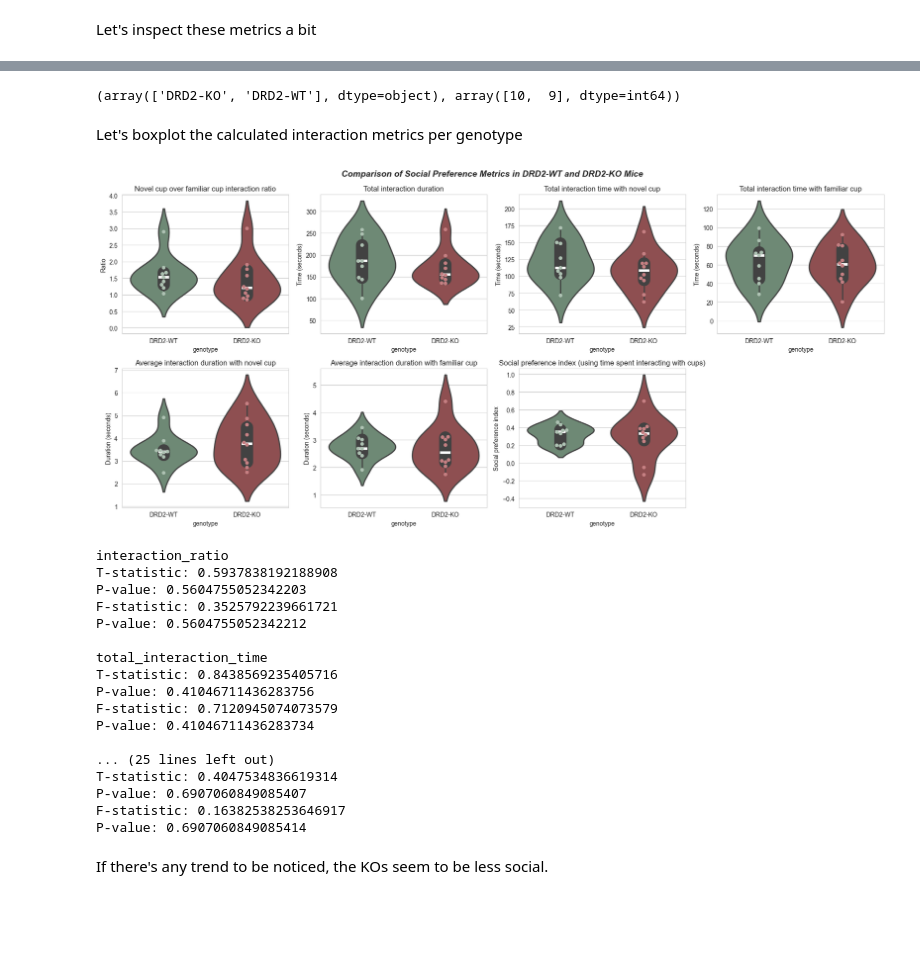
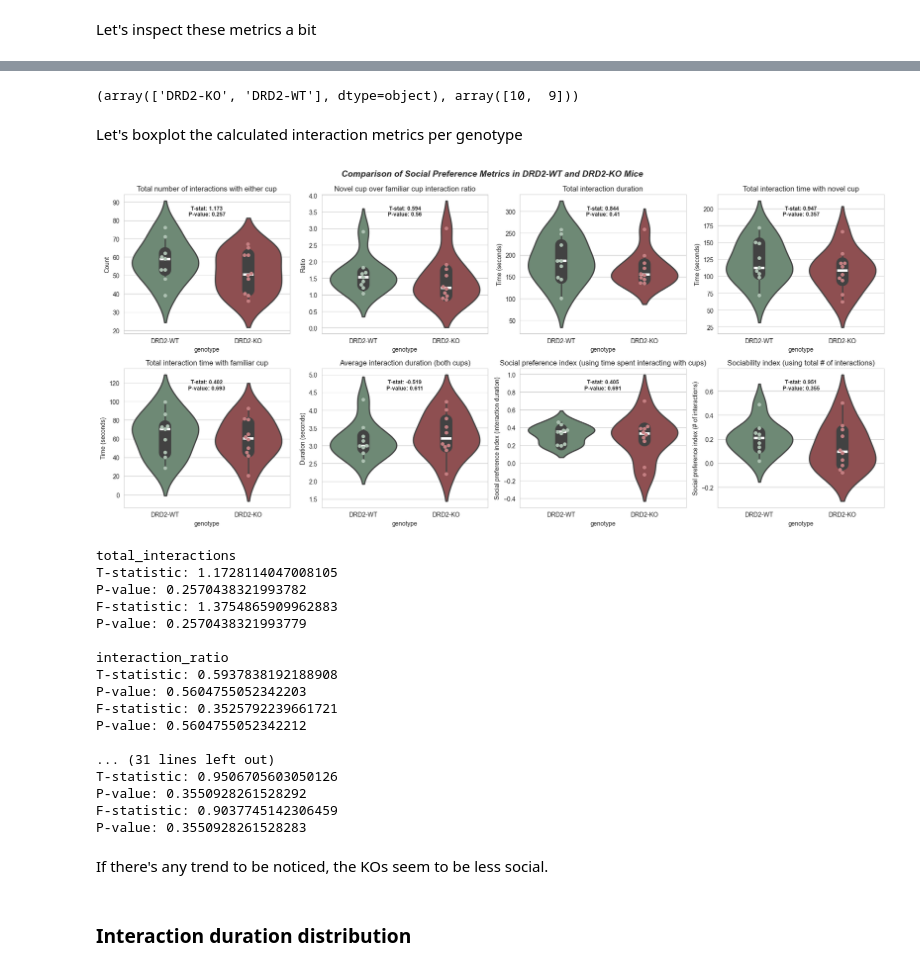
Before and after one commit to olledejong/rp2, a Jupyter notebook: 3chamber/social_preference/behavioural_analysis.ipynb, the cells around one changed output, grey strips where cells are left out. Saved outputs shown, nothing was run; the diff lists cells and outputs as text; code cells hidden in the pictures; blank space fills up the shorter version.

Commit message:
Some recent work on the two 3-chamber analysis notebooks

```diff
--- a/3chamber/social_preference/behavioural_analysis.ipynb
+++ b/3chamber/social_preference/behavioural_analysis.ipynb
@@ -155,23 +156,26 @@ for subject_id in np.unique(beh_df["subject_id"]):
 
     subject_data = beh_df[beh_df["subject_id"] == subject_id]
 
-    mean_interaction_duration = subject_data.groupby('Behavior')['Interaction duration'].mean()
+    mean_interaction_duration = np.mean(subject_data['Interaction duration'])
     interaction_ratio = len(subject_data[subject_data['Behavior'] == 'novel_cup']) / len(subject_data[subject_data['Behavior'] == 'familiar_cup'])
     total_interaction_duration_per_behavior = subject_data.groupby('Behavior')['Interaction duration'].sum()
 
     # Social Preference Index = (Time in chamber with novel conspecific - Time in chamber with familiar conspecific) / (Time in chamber with novel conspecific + Time in chamber with familiar conspecific)
     preference_index = (total_interaction_duration_per_behavior['novel_cup'] -  total_interaction_duration_per_behavior['familiar_cup']) /  (total_interaction_duration_per_behavior['novel_cup'] + total_interaction_duration_per_behavior['familiar_cup'])
 
+    preference_index_n_interactions = (len(subject_data[subject_data['Behavior'] == 'novel_cup']) -  len(subject_data[subject_data['Behavior'] == 'familiar_cup'])) /  (len(subject_data[subject_data['Behavior'] == 'novel_cup']) + len(subject_data[subject_data['Behavior'] == 'familiar_cup']))
+
     temp = pd.DataFrame({
         'subject_id': subject_id,
         'genotype': subject_data['genotype'].iloc[0],
+        'total_interactions': len(subject_data),
         'interaction_ratio': interaction_ratio,
         'total_interaction_time': np.sum(total_interaction_duration_per_behavior.values),
         'total_novel_interaction_duration': total_interaction_duration_per_behavior['novel_cup'],
         'total_familiar_interaction_duration': total_interaction_duration_per_behavior['familiar_cup'],
-        'average_novel_cup_duration': mean_interaction_duration['novel_cup'],
-        'average_familiar_cup_duration': mean_interaction_duration['familiar_cup'],
-        'social_preference_index': preference_index,
+        'average_interaction_duration': mean_interaction_duration,
+        'social_preference_index_interaction_duration': preference_index,
+        'social_preference_index_n_interactions': preference_index_n_interactions,
     }, index=[0])
     behaviour_stats = pd.concat([behaviour_stats, temp], ignore_index=True)
 # %% [markdown]
@@ -200,41 +204,52 @@ behaviour_stats.describe()
 # %%
 np.unique(behaviour_stats.genotype, return_counts=True)
 # %% [output]
-(array(['DRD2-KO', 'DRD2-WT'], dtype=object), array([10,  9], dtype=int64))
+(array(['DRD2-KO', 'DRD2-WT'], dtype=object), array([10,  9]))
 # %% [markdown]
 Let's boxplot the calculated interaction metrics per genotype
 # %%
 behaviour_stats = behaviour_stats.sort_values(by='genotype', ascending=False)
 boxplot_cols = behaviour_stats.columns[2:]
 
 swarmplot_palette = {'DRD2-WT':'#AEC2B3', 'DRD2-KO':'#C68083'}
 violin_palette = {'DRD2-WT':'#6A8D73', 'DRD2-KO':'#984447'}
 
 title_label_dict = {
+    'total_interactions': ('Total number of interactions with either cup', 'Count'),
+    'total_interaction_time': ('Total interaction duration', 'Time (seconds)'),
     'interaction_ratio': ('Novel cup over familiar cup interaction ratio', 'Ratio'),
-    'total_interaction_time': ('Total interaction duration', 'Time (seconds)'),
     'total_novel_interaction_duration': ('Total interaction time with novel cup', 'Time (seconds)'),
     'total_familiar_interaction_duration': ('Total interaction time with familiar cup', 'Time (seconds)'),
-    'average_novel_cup_duration': ('Average interaction duration with novel cup', 'Duration (seconds)'),
-    'average_familiar_cup_duration': ('Average interaction duration with familiar cup', 'Duration (seconds)'),
-    'social_preference_index': ('Social preference index (using time spent interacting with cups)', 'Social preference index'),
+    'average_interaction_duration': ('Average interaction duration (both cups)', 'Duration (seconds)'),
+    'social_preference_index_n_interactions': ('Sociability index (using total # of interactions)', 'Social preference index (# of interactions)'),
+    'social_preference_index_interaction_duration': ('Social preference index (using time spent interacting with cups)', 'Social preference index (interaction duration)'),
 }
 
 fig, axs = plt.subplots(nrows=2, ncols=4, figsize=(18, 8))
 axs = axs.ravel()
 
 for i, metric in enumerate(boxplot_cols):
+    wt_metric_data = behaviour_stats[behaviour_stats.genotype == 'DRD2-WT'][metric]
+    ko_metric_data = behaviour_stats[behaviour_stats.genotype == 'DRD2-KO'][metric]
+
+    t_statistic, p_val = ttest_ind(wt_metric_data, ko_metric_data)
+
     sns.violinplot(data=behaviour_stats, x='genotype', hue='genotype', y=metric, ax=axs[i], linewidth=2, inner_kws=dict(box_width=20, whis_width=2), palette=violin_palette)
     sns.swarmplot(data=behaviour_stats, x='genotype', hue='genotype', y=metric, ax=axs[i], color="white", edgecolor="auto", s=6, palette=swarmplot_palette)
+
+    y_range = axs[i].get_ylim()
+    offset = 0.08 * (y_range[1] - y_range[0])
+
+    axs[i].text(0.5, y_range[1] - offset, f'T-stat: {round(t_statistic, 3)}\nP-value: {round(p_val, 3)}', ha='center', va='top', fontsize=9, fontweight='bold')
     axs[i].set_title(title_label_dict[metric][0])
     axs[i].set_ylabel(title_label_dict[metric][1])
 
-axs[-1].remove()
 fig.tight_layout()
 plt.suptitle('Comparison of Social Preference Metrics in DRD2-WT and DRD2-KO Mice', fontsize=14, fontweight='bold', fontstyle='italic', y=1.025)
 plt.show()
+# save_figure(os.path.join(paths_3c_preference['plots_folder'], f'behavioural_analysis/violin_grid_v2.pdf'))
 # %% [output]
-[figure, old version]
+[figure, new version]
 # %%
 for i, metric in enumerate(boxplot_cols):
     print(f'\n{metric}')
@@ -252,22 +267,24 @@ for i, metric in enumerate(boxplot_cols):
     print("F-statistic:", f_statistic)
     print("P-value:", p_value)
 # %% [output]
+total_interactions
+T-statistic: 1.1728114047008105
+P-value: 0.2570438321993782
+F-statistic: 1.3754865909962883
+P-value: 0.2570438321993779
+
 interaction_ratio
 T-statistic: 0.5937838192188908
 P-value: 0.5604755052342203
 F-statistic: 0.3525792239661721
 P-value: 0.5604755052342212
 
-total_interaction_time
-T-statistic: 0.8438569235405716
-P-value: 0.41046711436283756
-F-statistic: 0.7120945074073579
-P-value: 0.41046711436283734
-
-... (25 lines left out)
-T-statistic: 0.4047534836619314
-P-value: 0.6907060849085407
-F-statistic: 0.16382538253646917
-P-value: 0.6907060849085414
+... (31 lines left out)
+T-statistic: 0.9506705603050126
+P-value: 0.3550928261528292
+F-statistic: 0.9037745142306459
+P-value: 0.3550928261528283
 # %% [markdown]
 If there's any trend to be noticed, the KOs seem to be less social.
+# %% [markdown]
+### Interaction duration distribution
```
Also changed, not shown: parts of 23 cells of this notebook.
